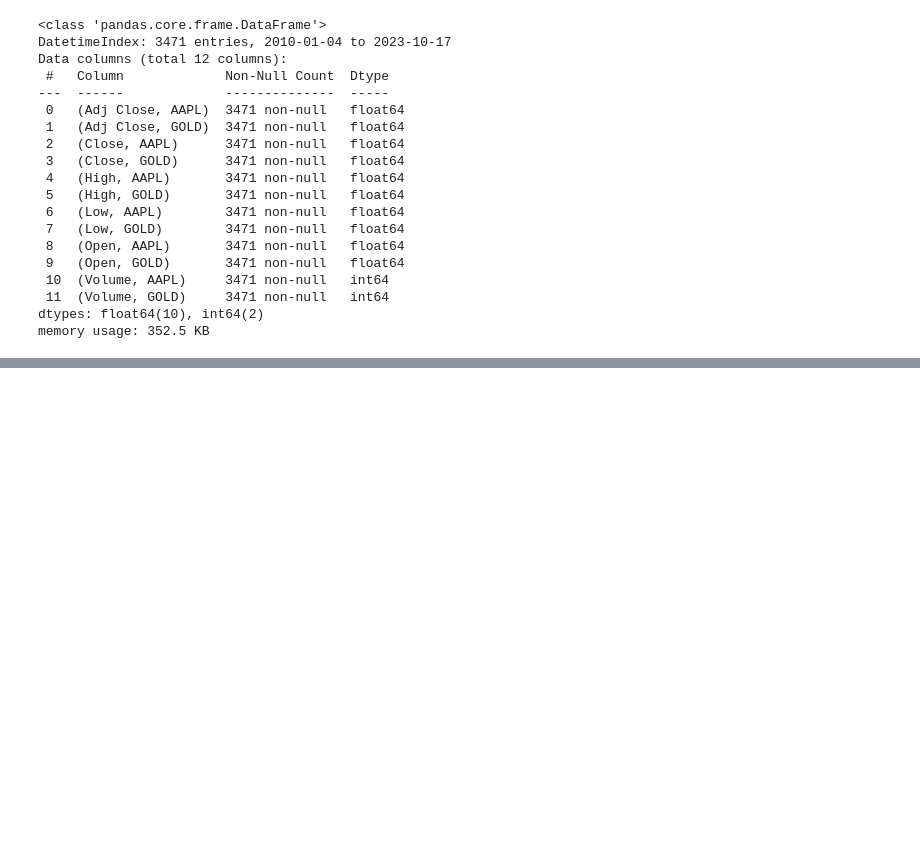
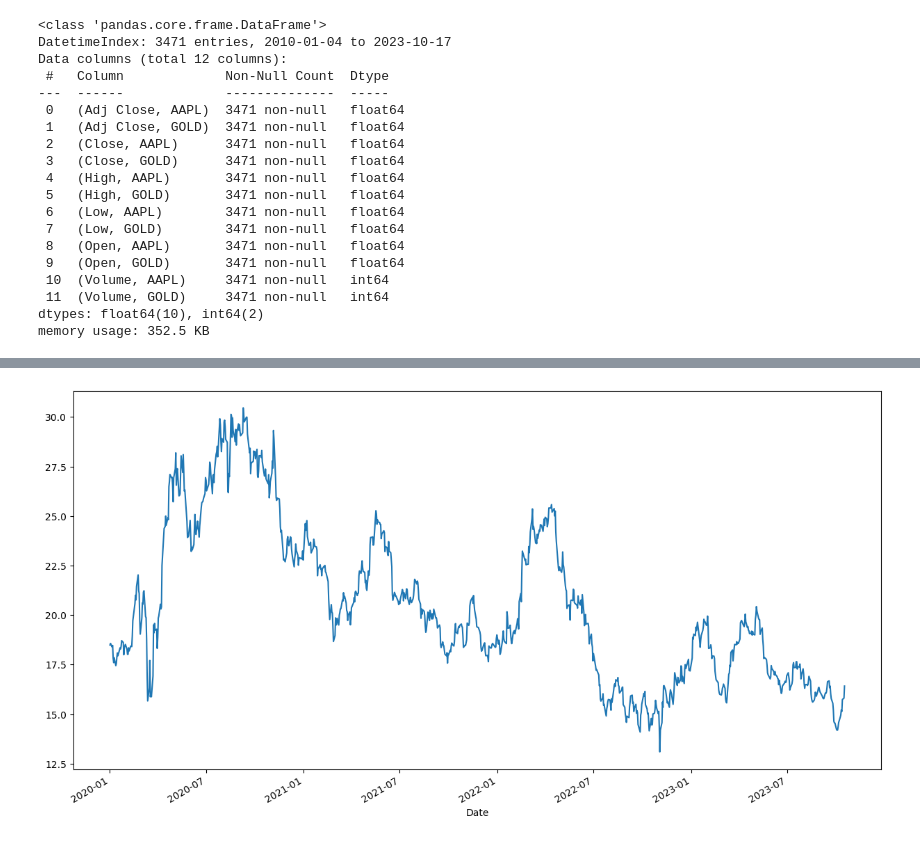
Before and after one commit to DheyaAlqaderi/TechnicalAnalysis-Gold-ML, a Jupyter notebook: TechincalAnalysis.ipynb, the cells around one changed output, grey strips where cells are left out. Saved outputs shown, nothing was run; the diff lists cells and outputs as text; code cells hidden in the pictures; blank space fills up the shorter version.

```diff
--- a/TechincalAnalysis.ipynb
+++ b/TechincalAnalysis.ipynb
@@ -106,0 +189,5 @@ data.to_csv('AAPL_with_G')
+# %%
+df.loc['2020-01-01':, ('Close', 'GOLD')].plot(figsize=(15,8))
+plt.show()
+# %% [output]
+[figure, added]
```
Also changed, not shown: parts of 8 cells of this notebook.
